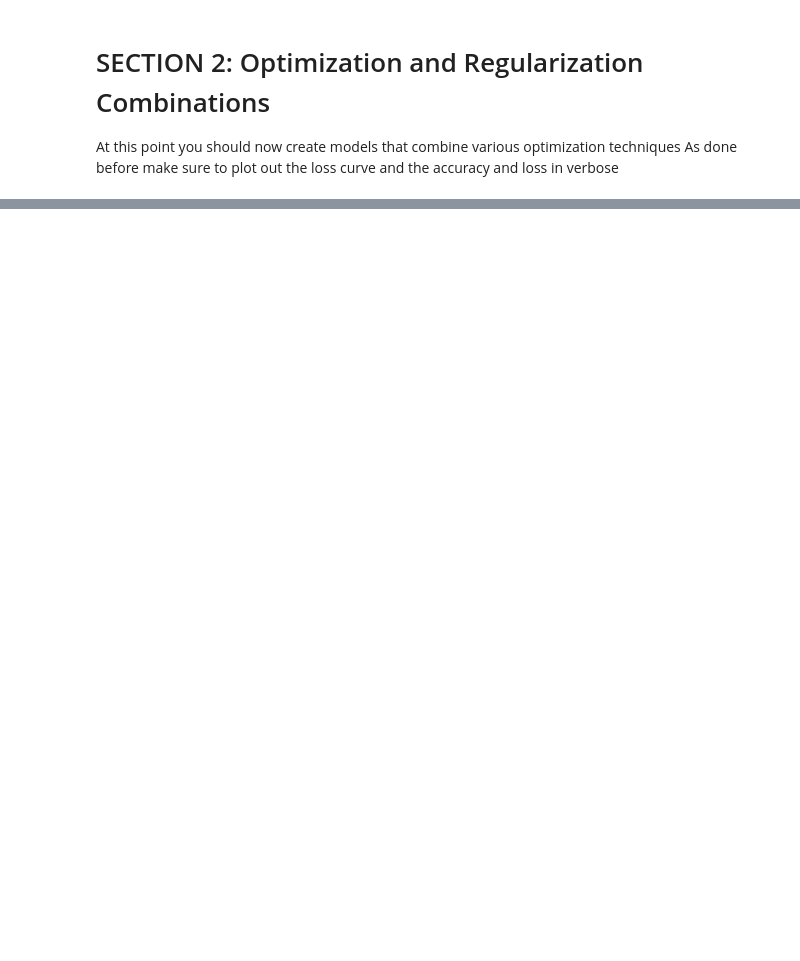
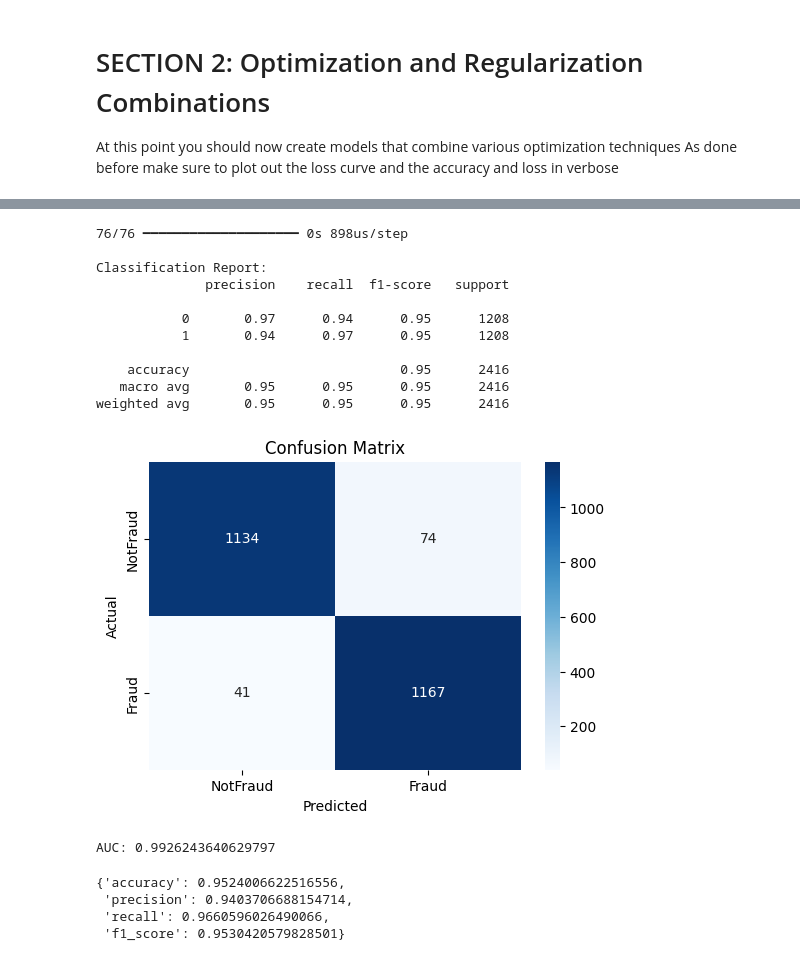
Before and after one commit to AkotoChristine/Online_Fraud_Detection, a Jupyter notebook: Summative_Intro_to_ml_[name_number]_assignment.ipynb, the cells around one changed output, grey strips where cells are left out. Drawn from its saved outputs; the diff is of its cells as text; code cells hidden in the pictures; blank space fills up the shorter version.

```diff
--- a/Summative_Intro_to_ml_[name_number]_assignment.ipynb
+++ b/Summative_Intro_to_ml_[name_number]_assignment.ipynb
@@ -253,0 +295,30 @@ SyntaxError: invalid syntax (1886056846.py, line 1)
+# %%
+import pandas as pd
+from sklearn.utils import resample
+
+# Combine X_test and y_test into a single DataFrame
+X_test_df = pd.DataFrame(X_test)
+X_test_df['label'] = y_test.values  # add labels as a new column
+
+# Separate majority and minority classes
+class_0 = X_test_df[X_test_df['label'] == 0]
+class_1 = X_test_df[X_test_df['label'] == 1]
+
+# Downsample majority class (class_0) to match minority class size (class_1)
+class_0_downsampled = resample(class_0,
+                              replace=False,            # sample without replacement
+                              n_samples=len(class_1),  # downsample to minority class size
+                              random_state=42)
+
+# Combine minority class with downsampled majority class
+balanced_test_df = pd.concat([class_0_downsampled, class_1])
+
+# Shuffle the resulting balanced dataset
+balanced_test_df = balanced_test_df.sample(frac=1, random_state=42)
+
+# Split back into features and labels
+X_test_balanced = balanced_test_df.drop('label', axis=1)
+y_test_balanced = balanced_test_df['label']
+
+
+y_test_balanced.value_counts()
@@ -281,3 +388,23 @@ Epoch 48/50
+# %%
+evaluate_model(model_1, X_test_balanced, y_test_balanced)
+# %% [output]
+76/76 ━━━━━━━━━━━━━━━━━━━━ 0s 898us/step
+
+Classification Report:
+              precision    recall  f1-score   support
+
+           0       0.97      0.94      0.95      1208
+           1       0.94      0.97      0.95      1208
+
+    accuracy                           0.95      2416
+   macro avg       0.95      0.95      0.95      2416
+weighted avg       0.95      0.95      0.95      2416
+[figure, added]
+AUC: 0.9926243640629797
+{'accuracy': 0.9524006622516556,
+ 'precision': 0.9403706688154714,
+ 'recall': 0.9660596026490066,
+ 'f1_score': 0.9530420579828501}
 # %%
 #Model 2: RMSprop optimizer, L1 regularization, No Early stopping
 model_2 = define_model(RMSprop, l1(0.01), False, 0.2, 0.001, [64, 32])
```
Also changed, not shown: parts of 40 cells of this notebook.
